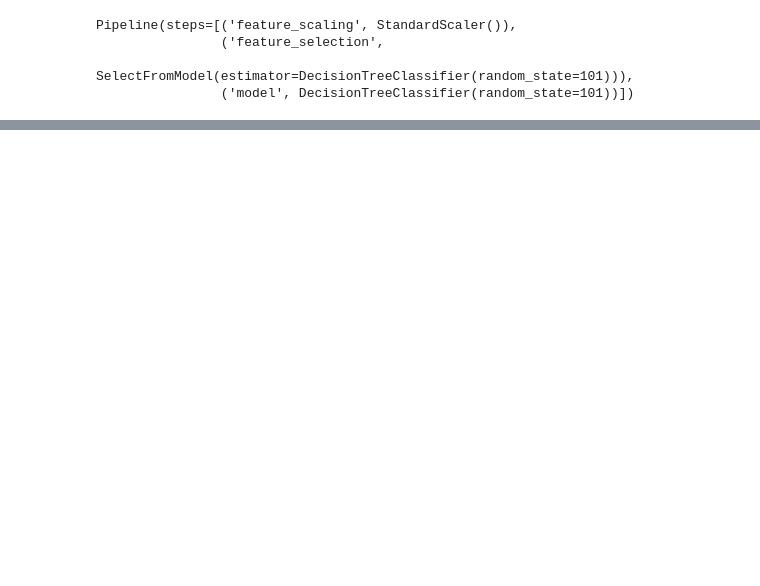
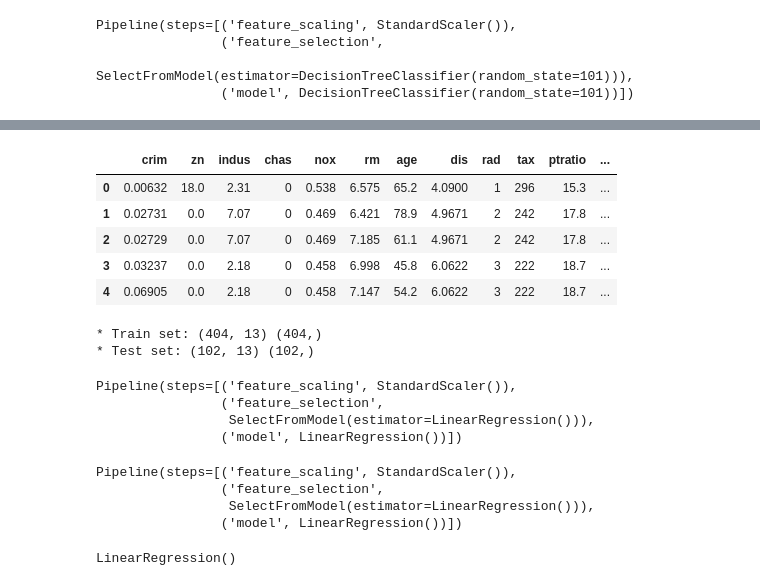
Before and after one commit to Danpr1984/Calculator-, a Jupyter notebook: scikit-learn.ipynb, the cells around one changed output, grey strips where cells are left out. Cells and saved outputs as stored; diff of their text form; code cells hidden in the pictures; blank space fills up the shorter version.

```diff
--- a/scikit-learn.ipynb
+++ b/scikit-learn.ipynb
@@ -148,0 +355,43 @@ Pipeline(steps=[('feature_scaling', StandardScaler()),
+# %%
+df.head()
+# %% [output]
+|  | crim | zn | indus | chas | nox | rm | age | dis | rad | tax | ptratio | ... |
+| 0 | 0.00632 | 18.0 | 2.31 | 0 | 0.538 | 6.575 | 65.2 | 4.0900 | 1 | 296 | 15.3 | ... |
+| 1 | 0.02731 | 0.0 | 7.07 | 0 | 0.469 | 6.421 | 78.9 | 4.9671 | 2 | 242 | 17.8 | ... |
+| 2 | 0.02729 | 0.0 | 7.07 | 0 | 0.469 | 7.185 | 61.1 | 4.9671 | 2 | 242 | 17.8 | ... |
+| 3 | 0.03237 | 0.0 | 2.18 | 0 | 0.458 | 6.998 | 45.8 | 6.0622 | 3 | 222 | 18.7 | ... |
+| 4 | 0.06905 | 0.0 | 2.18 | 0 | 0.458 | 7.147 | 54.2 | 6.0622 | 3 | 222 | 18.7 | ... |
+# %%
+X_train, X_test, y_train, y_test = train_test_split(
+                                        df.drop(['target'], axis=1),
+                                        df['target'],
+                                        test_size=0.2,
+                                        random_state=(101))
+print("* Train set:", X_train.shape, y_train.shape,"\n* Test set:", X_test.shape, y_test.shape)
+# %% [output]
+* Train set: (404, 13) (404,)
+* Test set: (102, 13) (102,)
+# %%
+from sklearn.linear_model import LinearRegression
+def pipeline_linear_regression():
+    pipeline = Pipeline([
+        ("feature_scaling", StandardScaler()),
+        ("feature_selection", SelectFromModel(LinearRegression())),
+        ("model", LinearRegression()),
+])
+
+    return pipeline
+pipeline_linear_regression()
+# %% [output]
+Pipeline(steps=[('feature_scaling', StandardScaler()),
+                ('feature_selection',
+                 SelectFromModel(estimator=LinearRegression())),
+                ('model', LinearRegression())])
+# %%
+pipeline = pipeline_linear_regression()
+pipeline.fit(X_train, y_train)
+# %% [output]
+Pipeline(steps=[('feature_scaling', StandardScaler()),
+                ('feature_selection',
+                 SelectFromModel(estimator=LinearRegression())),
+                ('model', LinearRegression())])
@@ -148,0 +404,4 @@ Pipeline(steps=[('feature_scaling', StandardScaler()),
+# %%
+pipeline['model']
+# %% [output]
+LinearRegression()
```
Also changed, not shown: parts of 51 cells of this notebook, 2 other files.
